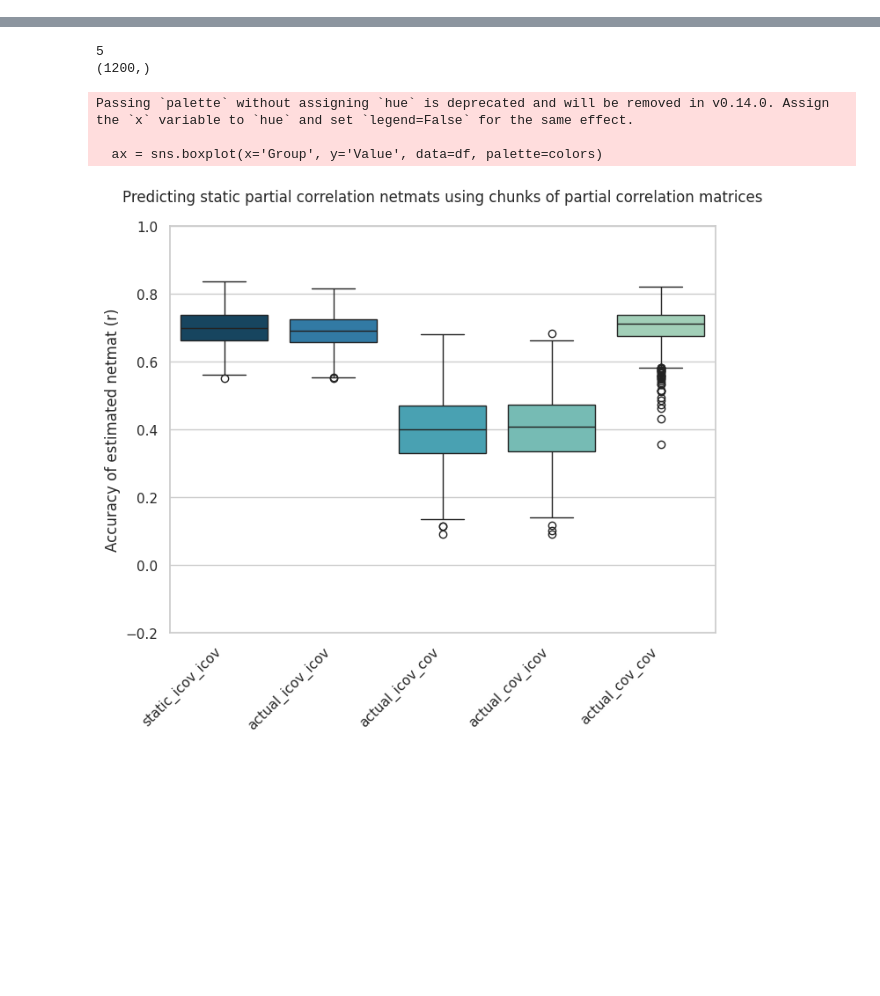
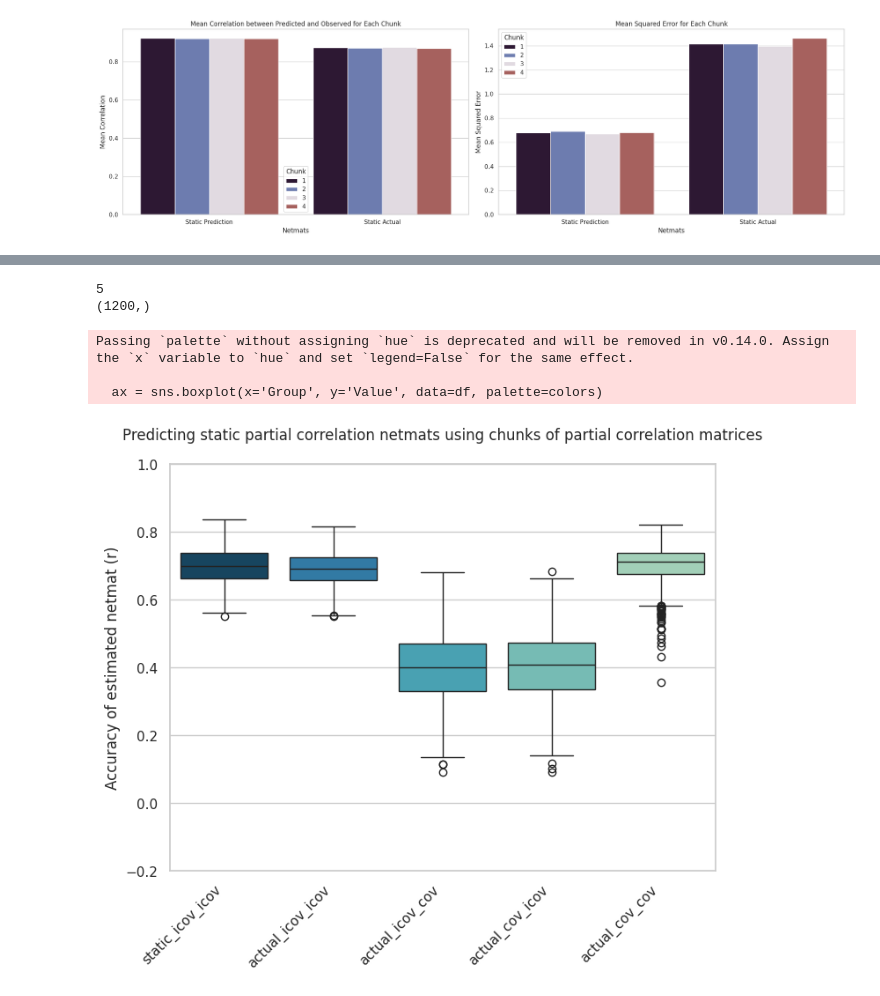
Before and after one commit to bengriffin3/func-conn-predict, a Jupyter notebook: nets_predict/plots/static_analysis.ipynb, the cells around one changed output, grey strips where cells are left out. Saved outputs shown, nothing was run; the diff lists cells and outputs as text; code cells hidden in the pictures; blank space fills up the shorter version.

```diff
--- a/nets_predict/plots/static_analysis.ipynb
+++ b/nets_predict/plots/static_analysis.ipynb
@@ -40,3 +221,32 @@ ground_truth_icov_reshape_mean = np.mean(ground_truth_icov_reshape,axis=0)
+# %%
+# Set the colors for the bar chart
+cmap = plt.cm.get_cmap('twilight_shifted')
+colors = [cmap(i / 4) for i in range(4)]
+
+# Create subplots
+fig, axes = plt.subplots(1, 2, figsize=(20, 6))
+
+# Plot Mean Correlation
+sns.barplot(x='Netmats', y='Mean Correlation', hue='Chunk', data=df_combined_mean_correlation, palette=colors, ax=axes[0])
+axes[0].set_xlabel('Netmats')
+axes[0].set_ylabel('Mean Correlation')
+axes[0].set_title('Mean Correlation between Predicted and Observed for Each Chunk')
+
+
+# Plot Mean Squared Error
+sns.barplot(x='Netmats', y='Mean MSE', hue='Chunk', data=df_combined_mean_mse, palette=colors, ax=axes[1])
+axes[1].set_xlabel('Netmats')
+axes[1].set_ylabel('Mean Squared Error')
+axes[1].set_title('Mean Squared Error for Each Chunk')
+
+
+# Adjust layout
+plt.tight_layout()
+
+# Show the plot
+plt.show()
+# %% [output]
+[figure, added]
 # %%
 ###################### let's compare partial correlations with full covariances (predictOR and predictED) ######################
 
```
Also changed, not shown: parts of 8 cells of this notebook, 9 other files.
